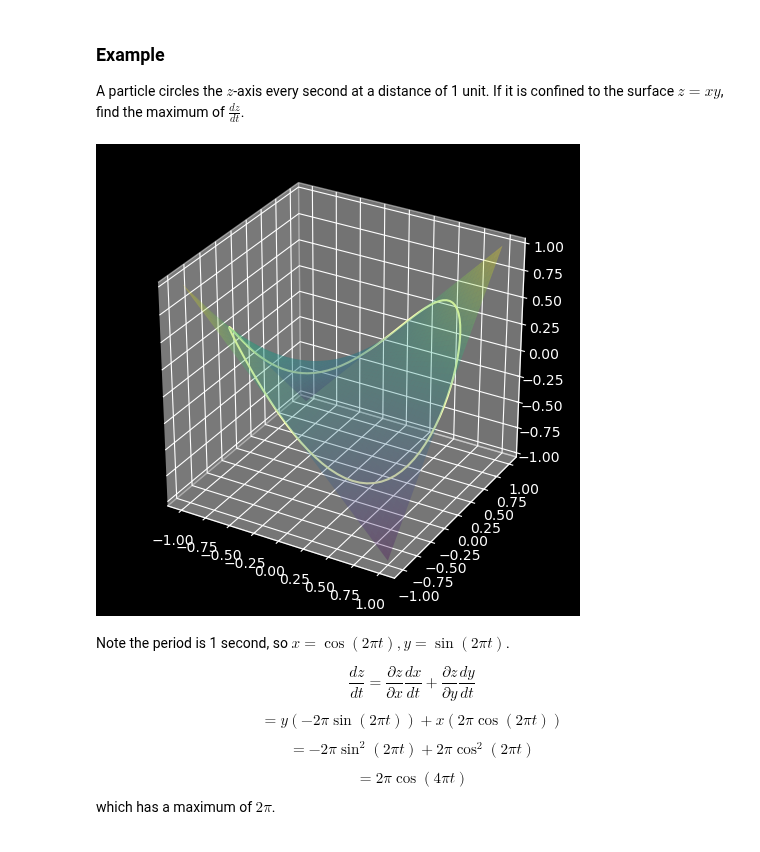
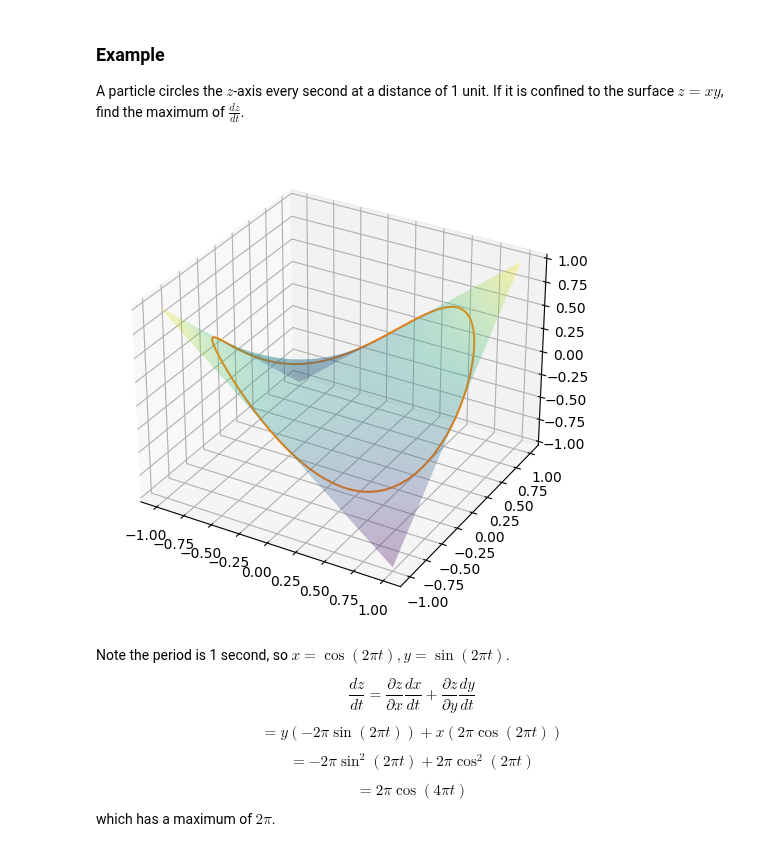
Before and after one commit to drewyoungren/mvc, a Jupyter notebook: lec/mvc-L10.ipynb, the cells around one changed output. Cells and saved outputs as stored; diff of their text form; code cells hidden in the pictures.

```diff
--- a/lec/mvc-L10.ipynb
+++ b/lec/mvc-L10.ipynb
@@ -3,21 +3,29 @@ import numpy as np
 import matplotlib.pyplot as plt
 from IPython.display import display, HTML, IFrame
 from ipywidgets import interact,fixed
-import pandas as pd
+
 from mpl_toolkits import mplot3d
-
-plt.rcParams["figure.figsize"] = [8,8]
-
 from numpy.linalg import norm
 from numpy import cos,sin,tan,arctan,exp,log,pi,sqrt,arange,array,linspace,meshgrid
 
+from ipykernel.pylab.backend_inline import flush_figures
+
 %matplotlib inline
 
+plt.rcParams['figure.figsize'] = [8.0, 8.0]
+
+
 # Uncomment the one that corresponds to your Jupyter theme
-# plt.style.use('default')
-plt.style.use('dark_background')
+plt.style.use('default')
+# plt.style.use('dark_background')
 # plt.style.use('fivethirtyeight')
 # plt.style.use('Solarize_Light2')
+
+# plt.rcParams.update({
+#     "text.usetex": True,
+# #     "font.family": "serif",
+# })
+# plt.style.use('Solarize_Light2')
 # %% [markdown]
 $\newcommand{\RR}{\mathbb{R}}$
 $\newcommand{\bv}[1]{\begin{bmatrix} #1 \end{bmatrix}}$
@@ -197,14 +209,14 @@ $$\frac{\partial}{\partial t} f(x(s,t),y(s,t),z(s,t)) = \frac{\partial f}{\parti
 A particle circles the $z$-axis every second at a distance of 1 unit. If it is confined to the surface $z=xy$, find the maximum of $\frac{dz}{dt}$.
 # %%
 fig = plt.figure(figsize=(6,6),dpi=100)
-ax = fig.gca(projection='3d')
+ax = fig.add_subplot(projection='3d')
 x = y = np.linspace(-1,1,100)
 x,y = np.meshgrid(x,y)
 ax.plot_surface(x,y,x*y,cmap='viridis',alpha=.3);
 t = np.linspace(-pi,pi,100)
 ax.plot(cos(t),sin(t),1/2*sin(2*t));
 # %% [output]
-[figure, old version]
+[figure, new version]
 # %% [markdown]
 Note the period is 1 second, so $x = \cos(2\pi t), y = \sin (2\pi t)$.
 
```
Also changed, not shown: parts of 11 cells of this notebook, 1 other file.
